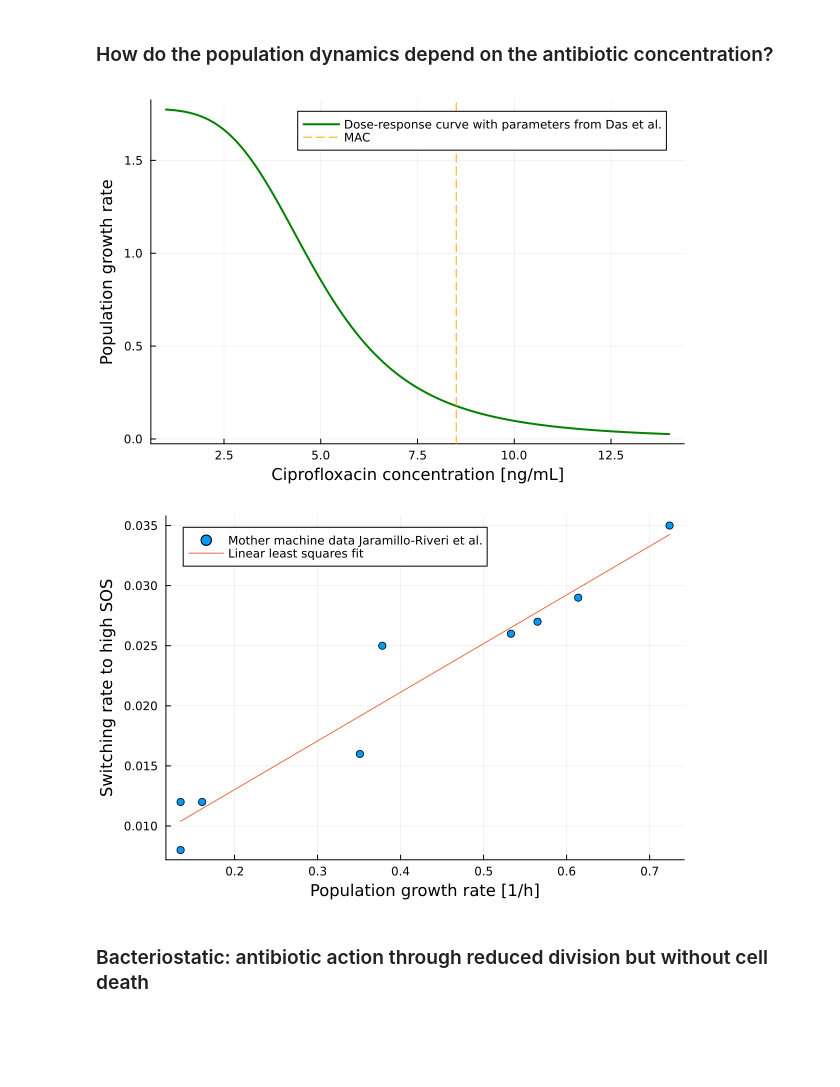
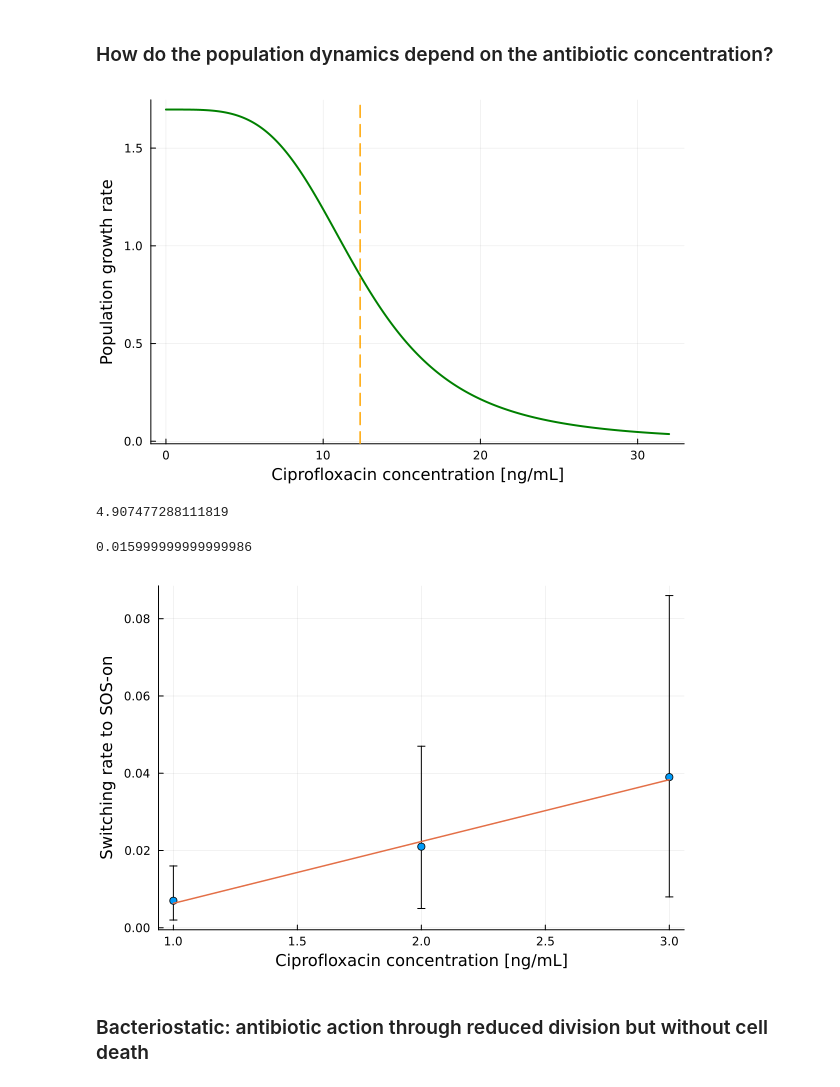
Before and after one commit to LucyL-J/estimu, a Jupyter notebook: dose-dependence.ipynb, the cells around one changed output. Saved outputs shown, nothing was run; the diff lists cells and outputs as text; code cells hidden in the pictures; blank space fills up the shorter version.

Commit message:
Figures dose-dependence chapter

```diff
--- a/dose-dependence.ipynb
+++ b/dose-dependence.ipynb
@@ -52,14 +52,17 @@ end
 # %% [output]
 pop_size_exp (generic function with 2 methods)
 # %%
-N0_off = 10^4
-gamma_off = 1.
-delta_off = 0.
-switching = 0.05
-N0_on = 1.
-gamma_on_rel = 0.
-delta_on = 0.
-tf = 24
+function default_paras()
+    global N0_off = 10^4
+    global gamma_off = 1.
+    global delta_off = 0.
+    global switching = 0.05
+    global N0_on = 1.
+    global gamma_on_rel = 0.
+    global delta_on = 0.
+    global tf = 24
+end
+default_paras()
 P_popdyn = plot(xlab="Time [h]", ylab="Population size", yscale=:log10, legend=:topleft)
 plot!(0:0.1:tf, x -> pop_size_exp(x, N0_off, gamma_off-delta_off-switching), lab="Response-off subpopulation", c=:darkgreen, width=2)
 plot!(0:0.1:tf, x -> pop_size_exp(x, N0_off, gamma_off-delta_off-switching, switching, N0_on, gamma_on_rel*gamma_off-delta_on), lab="Response-on subpopulation", c=:lightgreen, width=2)
@@ -72,26 +75,39 @@ plot!(0:0.1:tf, x -> pop_size_exp(x, N0_off, gamma_off-delta_off-switching, swit
 growth_rate(lambda_max, c, IC50, hill_coeff) = lambda_max/(1+(c/IC50)^hill_coeff)
 # Dose-reponse curve from Das et al.
 hill_coeff = 4.
-MAC_to_IC50(MAC, hill_coeff) = MAC/9^(1/hill_coeff)
-IC50 = MAC_to_IC50(MAC, hill_coeff)
-lambda_max = 1.7766242417013847
-P_lambda = plot(xlab="Ciprofloxacin concentration [ng/mL]", ylab="Population growth rate")
-plot!(minimum(C):0.1:maximum(C), x -> growth_rate(lambda_max, x, IC50, hill_coeff), lab="Dose-response curve with parameters from Das et al.", c=:green, width=2)
-vline!([MAC], lab="MAC", style=:dash, c=:orange)
+C_Das = [0, 3, 4, 5, 6, 8, 10,	12,	16, 19, 24, 30]
+L_Das = [1.7766242417013847, 1.6759786921621884, 1.622073671010411, 1.5935829705158313, 1.4966412849441446, 1.3712351236453877, 1.1687123190092563, 0.8121688962722318, 0.4979127312005524, 0.27448873064044177, 0, 0]
+IC50_Das = 12.35
+MIC_Das = 19
+l = [growth_rate(1., x, IC50_Das, hill_coeff) for x in C_Das]
+i, m = linear_fit(l, L_Das)
+lambda_max = m
+P_lambda = plot(xlab="Ciprofloxacin concentration [ng/mL]", ylab="Population growth rate", legend=:false)
+plot!(0:0.1:32, x -> growth_rate(lambda_max, x, IC50_Das, hill_coeff), lab="", c=:green, width=2)
+vline!([IC50_Das], lab="IC50", style=:dash, c=:orange, width=1.5)
+#vline!([MIC_Das], lab="MIC", style=:dash, c=:red, width=1.5)
 # %% [output]
-[figure, old version]
+[figure, new version]
+# %%
+MAC_to_IC50(MAC, hill_coeff) = MAC/9^(1/hill_coeff)
+IC50 = MAC_to_IC50(MAC, hill_coeff)
+println(IC50)
+# %% [output]
+4.907477288111819
 # %%
 # Switching rate increases with division rate and with antibiotic concentration
 switching_rate(gamma_off, c, scaling_factor) = scaling_factor*gamma_off*c
-# Estimated switching rate for different growth media from Jaramillo-Riveri et al.
-lambda_1 = [0.135, 0.135, 0.161, 0.351, 0.533, 0.378, 0.614, 0.565, 0.724]
-alpha_MLE = [0.008, 0.012, 0.012, 0.016, 0.026, 0.025, 0.029, 0.027, 0.035]
-alpha_0, scaling_factor = linear_fit(lambda_1, alpha_MLE)
-P_alpha = plot(ylab="Switching rate to high SOS", xlab="Population growth rate [1/h]")
-scatter!(lambda_1, alpha_MLE, lab="Mother machine data Jaramillo-Riveri et al.")
-plot!(lambda_1, x -> alpha_0 + x*scaling_factor, lab="Linear least squares fit")
+# Estimated switching rate for different ciprofloxacin concentrations from Jaramillo-Riveri et al.
+alpha_mean = [0.007, 0.021, 0.039]
+alpha_sme = [0.002, 0.005, 0.008]
+alpha_0, scaling_factor = linear_fit(1:3, alpha_mean)
+println(scaling_factor)
+P_alpha = plot(ylab="Switching rate to SOS-on", xlab="Ciprofloxacin concentration [ng/mL]", legend=:false)
+scatter!(1:3, alpha_mean, yerror=(alpha_mean.-alpha_sme, alpha_mean.+alpha_sme), lab="Mother machine data Jaramillo-Riveri et al.")
+plot!(1:3, x -> alpha_0 + x*scaling_factor, lab="Linear least squares fit", width=1.5)
 # %% [output]
+0.015999999999999986
-[figure, old version]
+[figure, new version]
 # %% [markdown]
 ### Bacteriostatic: antibiotic action through reduced division but without cell death
 # %%
```
Also changed, not shown: parts of 8 cells of this notebook, 1 other file.
